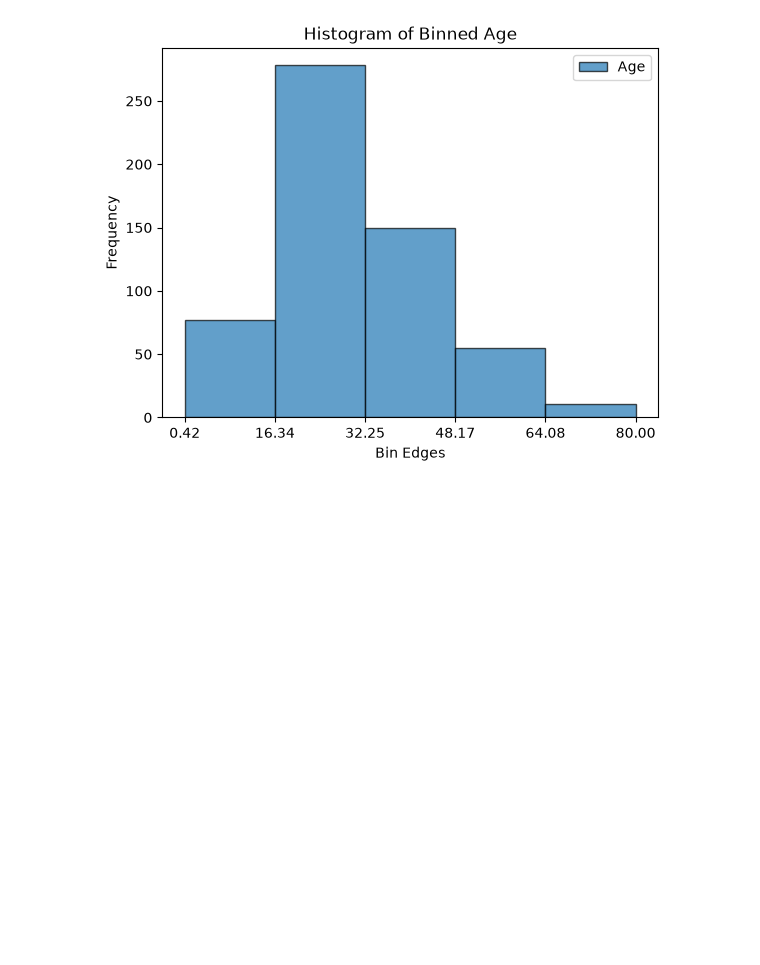
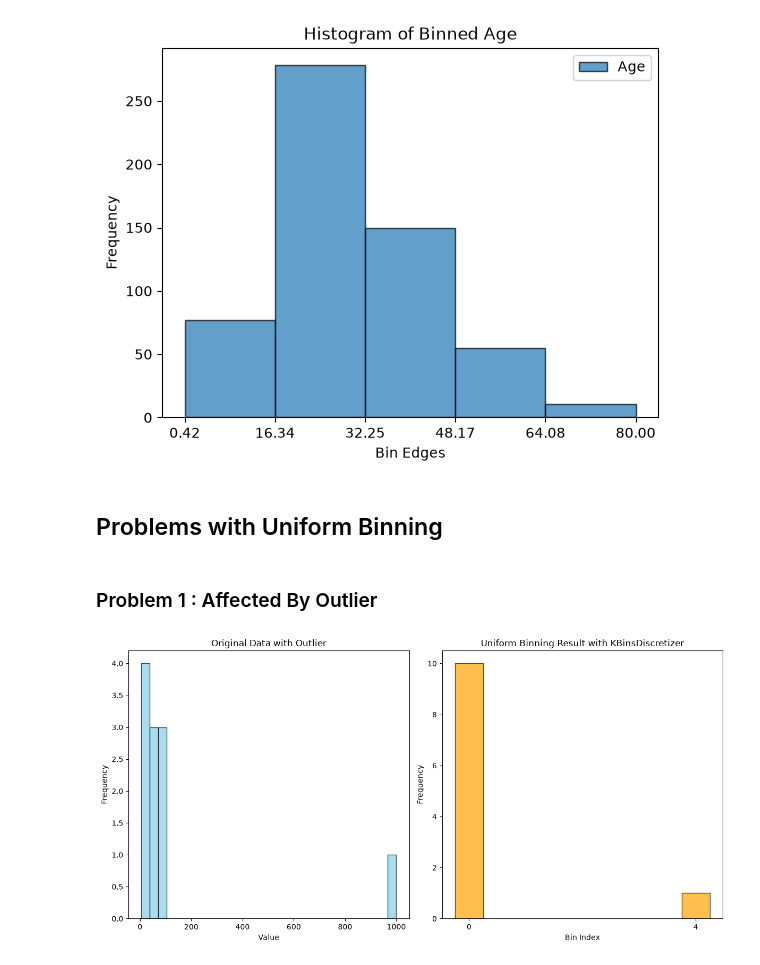
Before and after one commit to AvanindraBose/ML-Zodiac, a Jupyter notebook: Feature_Engineering/Feature_Encoding/Numerical_Encoding/uniform_binning.ipynb, the cells around one changed output. Saved outputs shown, nothing was run; the diff lists cells and outputs as text; code cells hidden in the pictures; blank space fills up the shorter version.

Commit message:
Added Problems with Uniform Binning

```diff
--- a/Feature_Engineering/Feature_Encoding/Numerical_Encoding/uniform_binning.ipynb
+++ b/Feature_Engineering/Feature_Encoding/Numerical_Encoding/uniform_binning.ipynb
@@ -87,3 +88,48 @@ plt.legend()
 plt.show()
 # %% [output]
 [figure]
+# %% [markdown]
+## Problems with Uniform Binning
+# %% [markdown]
+### Problem 1 : Affected By Outlier
+# %%
+# Generating a dataset with values mostly between 0 and 100, with one outlier at 1000
+data = np.array([5, 15, 25, 35, 45, 55, 65, 75, 85, 95, 1000])
+
+# Reshape data for KBinsDiscretizer
+data_reshaped = data.reshape(-1, 1)  # Convert to 2D array for KBinsDiscretizer
+
+# Define the number of bins
+n_bins = 5
+
+# Initialize KBinsDiscretizer
+discretizer = KBinsDiscretizer(n_bins=n_bins, encode='ordinal', strategy='uniform')
+
+# Fit and transform the data
+data_binned = discretizer.fit_transform(data_reshaped).ravel()  # Flatten back to 1D array for plotting
+
+# Plotting the original data and the binned result
+plt.figure(figsize=(12, 6))
+
+# Plotting the original data
+plt.subplot(1, 2, 1)
+plt.hist(data, bins=30, color='skyblue', alpha=0.7, edgecolor='black')
+plt.title('Original Data with Outlier')
+plt.xlabel('Value')
+plt.ylabel('Frequency')
+
+# Plotting the histogram after uniform binning with KBinsDiscretizer
+plt.subplot(1, 2, 2)
+# Calculate the counts for each bin for plotting
+unique_bins = np.unique(data_binned)
+bin_counts = [np.sum(data_binned == b) for b in unique_bins]
+plt.bar(unique_bins, bin_counts, width=0.5, color='orange', alpha=0.7, edgecolor='black', align='center')
+plt.title('Uniform Binning Result with KBinsDiscretizer')
+plt.xlabel('Bin Index')
+plt.ylabel('Frequency')
+plt.xticks(unique_bins)  # Ensure x-ticks correspond to bin indices
+
+plt.tight_layout()
+plt.show()
+# %% [output]
+[figure, added]
```
Also changed, not shown: parts of 6 cells of this notebook.
